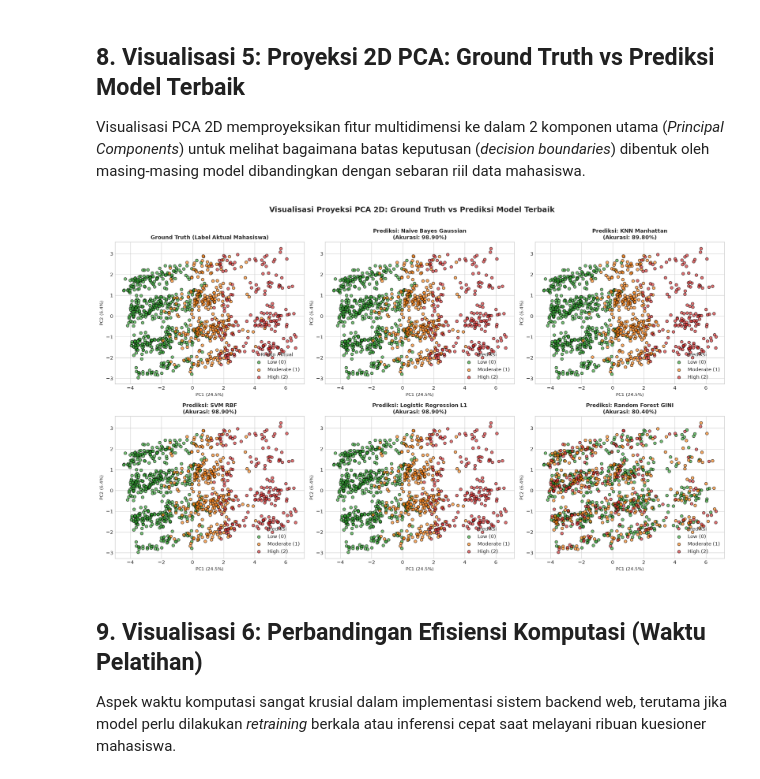
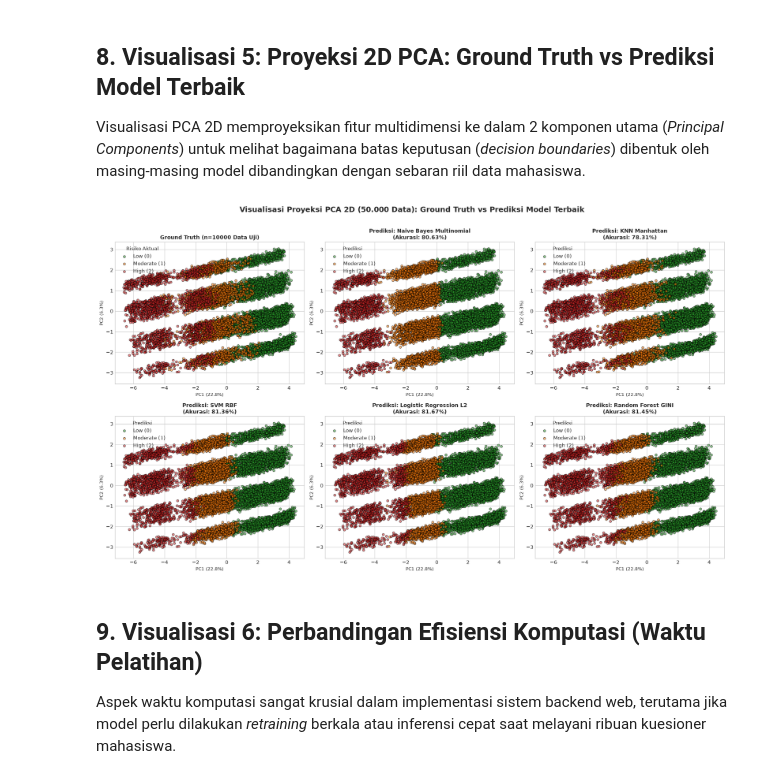
Before and after one commit to Keluarga-Cemara-Team/MachineLearningPBL, a Jupyter notebook: PBL_Perbandingan_Model_Terbaik.ipynb, the cells around one changed output. Cells and saved outputs as stored; diff of their text form; code cells hidden in the pictures.

```diff
--- a/PBL_Perbandingan_Model_Terbaik.ipynb
+++ b/PBL_Perbandingan_Model_Terbaik.ipynb
@@ -57,7 +57,7 @@ SUPERVISED_FAMILIES = {
     'Naive Bayes': {
         'family_name': 'Naive Bayes',
         'subfolders': ['NaiveBayes', 'NB'],
-        'default_best': 'Gaussian',
+        'default_best': 'Multinomial',
         'variants': {
             'Gaussian': {
                 'dir_names': ['outputNBAntiBurnoutGaussian', 'outputNBAntiBurnout'],
@@ -672,25 +741,24 @@ df_cv_summary
 
 Visualisasi PCA 2D memproyeksikan fitur multidimensi ke dalam 2 komponen utama (*Principal Components*) untuk melihat bagaimana batas keputusan (*decision boundaries*) dibentuk oleh masing-masing model dibandingkan dengan sebaran riil data mahasiswa.
 # %%
-# Pipeline Data Preprocessing Mandiri untuk PCA 2D
+# Pipeline Data Preprocessing Mandiri untuk PCA 2D (Standar Baru: 50.000 Data, Tanpa Mental_Health_Status, Bebas Leakage)
 ds_path = find_dataset_file('burnout_dataset1.csv')
 if ds_path is None:
     raise FileNotFoundError("File burnout_dataset1.csv tidak ditemukan di direktori proyek!")
 
 df_raw = pd.read_csv(ds_path)
-df_sample = df_raw.sample(n=5000, random_state=42).reset_index(drop=True)
-y_pca_raw = df_sample['Burnout_Risk'].copy()
+y_pca_raw = df_raw['Burnout_Risk'].copy()
 
-# Seleksi kolom fitur numerik & kategorikal
-num_cols = df_sample.select_dtypes(include='number').columns.drop(['Person_ID', 'Burnout_Score'], errors='ignore')
-cat_cols = df_sample.select_dtypes(include=['object', 'category', 'string']).columns.drop(
-    ['Gender', 'Country', 'Occupation', 'AI_Wellness_Recommendation', 'Burnout_Risk', 'Education_Level', 'Employment_Status'],
+# Seleksi kolom fitur numerik & kategorikal (tanpa Mental_Health_Status untuk mencegah target leakage)
+num_cols = df_raw.select_dtypes(include='number').columns.drop(['Person_ID', 'Burnout_Score'], errors='ignore')
+cat_cols = df_raw.select_dtypes(include=['object', 'category', 'string']).columns.drop(
+    ['Gender', 'Country', 'Occupation', 'AI_Wellness_Recommendation', 'Burnout_Risk', 'Education_Level', 'Employment_Status', 'Mental_Health_Status'],
     errors='ignore'
 )
 selected_cols = list(num_cols) + list(cat_cols)
-X_pca = df_sample[selected_cols].copy()
+X_pca = df_raw[selected_cols].copy()
 
-# Mapping encoding standar proyek
+# Mapping encoding standar proyek (tanpa Mental_Health_Status)
 encoding_maps = {
     'Remote_Work': {'No': 0, 'Hybrid': 1, 'Yes': 2},
     'Sleep_Quality': {'Excellent': 0, 'Good': 1, 'Average': 2, 'Poor': 3},
@@ -702,28 +770,34 @@ encoding_maps = {
     'Chronic_Stress': {'No': 0, 'Yes': 1},
     'Family_History_Mental_Illness': {'No': 0, 'Yes': 1},
     'Therapy_Attendance': {'No': 1, 'Yes': 0},
-    'Support_System': {'Poor': 3, 'Average': 2, 'Good': 1, 'Excellent': 0},
-    'Mental_Health_Status': {'Healthy': 0, 'Needs Attention': 1, 'Critical': 2}
+    'Support_System': {'Poor': 3, 'Average': 2, 'Good': 1, 'Excellent': 0}
 }
 for col, mapping in encoding_maps.items():
     if col in X_pca.columns:
         X_pca[col] = X_pca[col].map(mapping)
 
 y_pca = y_pca_raw.map({'Low': 0, 'Moderate': 1, 'High': 2})
-X_pca = X_pca.fillna(X_pca.mean())
 
-scaler = StandardScaler()
-X_pca_scaled = pd.DataFrame(scaler.fit_transform(X_pca), columns=X_pca.columns, index=X_pca.index)
-
-X_train_pca, X_test_pca_orig, _, _ = train_test_split(
-    X_pca_scaled, y_pca, test_size=0.2, random_state=42, stratify=y_pca
+# 1. Split data mentah terlebih dahulu (40.000 latih / 10.000 uji) agar statistik uji tidak bocor
+X_train_pca_raw, X_test_pca_raw, y_train_pca, y_test_pca = train_test_split(
+    X_pca, y_pca, test_size=0.2, random_state=42, stratify=y_pca
 )
 
+# 2. Fit SimpleImputer & StandardScaler hanya pada data latih
+imputer_pca = SimpleImputer(strategy='mean')
+X_train_pca_imp = imputer_pca.fit_transform(X_train_pca_raw)
+X_test_pca_imp = imputer_pca.transform(X_test_pca_raw)
+
+scaler_pca = StandardScaler()
+X_train_pca_scaled = scaler_pca.fit_transform(X_train_pca_imp)
+X_test_pca_scaled = scaler_pca.transform(X_test_pca_imp)
+
 pca = PCA(n_components=2, random_state=42)
-X_test_pca = pca.fit_transform(X_test_pca_orig)
+pca.fit(X_train_pca_scaled)
+X_test_pca = pca.transform(X_test_pca_scaled)
 
 # Grid Subplot: 1 Ground Truth + N Model Terbaik
-total_plots = 1 + len(MODELS)
+total_plots = 1 + len(MODELS) + len(missing_families)
 n_cols = 3
 n_rows = (total_plots + n_cols - 1) // n_cols
 
@@ -731,46 +805,69 @@ fig, axes = plt.subplots(n_rows, n_cols, figsize=(6 * n_cols, 5.2 * n_rows))
 axes = np.array(axes).reshape(-1)
 
 class_colors = {0: '#2ca02c', 1: '#ff7f0e', 2: '#d62728'}
 class_names = {0: 'Low (0)', 1: 'Moderate (1)', 2: 'High (2)'}
 
-# 1. Plot Ground Truth
+# 1. Plot Ground Truth (10.000 Data Uji)
 for cls in classes:
-    mask = (y_actual.values == cls)
+    mask = (y_test_pca.values == cls)
     axes[0].scatter(
         X_test_pca[mask, 0], X_test_pca[mask, 1],
-        label=class_names[cls], color=class_colors[cls], alpha=0.65, edgecolors='k', s=35
+        label=class_names[cls], color=class_colors[cls], alpha=0.55, edgecolors='k', s=22
     )
-axes[0].set_title('Ground Truth (Label Aktual Mahasiswa)', fontsize=11, fontweight='bold')
+axes[0].set_title(f'Ground Truth (n={len(y_test_pca)} Data Uji)', fontsize=11, fontweight='bold')
 axes[0].set_xlabel(f'PC1 ({pca.explained_variance_ratio_[0]*100:.1f}%)', fontsize=9)
 axes[0].set_ylabel(f'PC2 ({pca.explained_variance_ratio_[1]*100:.1f}%)', fontsize=9)
 axes[0].legend(title='Risiko Aktual', loc='best')
 
 # 2. Plot untuk Masing-masing Model
 for i, m in enumerate(MODELS):
     ax_idx = i + 1
     m_preds = preds[m].values
-    for cls in classes:
-        mask = (m_preds == cls)
-        axes[ax_idx].scatter(
-            X_test_pca[mask, 0], X_test_pca[mask, 1],
-            label=class_names[cls], color=class_colors[cls], alpha=0.65, edgecolors='k', s=35
+    acc_val = metrics_dict[m]['Accuracy'] * 100
+    if len(m_preds) == len(X_test_pca):
+        for cls in classes:
+            mask = (m_preds == cls)
+            axes[ax_idx].scatter(
+                X_test_pca[mask, 0], X_test_pca[mask, 1],
+                label=class_names[cls], color=class_colors[cls], alpha=0.55, edgecolors='k', s=22
+            )
+        axes[ax_idx].legend(title='Prediksi', loc='best')
+    else:
+        axes[ax_idx].text(
+            0.5, 0.5,
+            f"Menunggu update 50.000 data\n(saat ini {len(m_preds)} sampel uji vs {len(X_test_pca)})",
+            ha='center', va='center', fontsize=10, color='#555555',
+            transform=axes[ax_idx].transAxes,
+            bbox=dict(boxstyle='round,pad=0.5', facecolor='#f8f9fa', edgecolor='#cccccc')
         )
-    acc_val = metrics_dict[m]['Accuracy'] * 100
     model_title = f"Prediksi: {m}\n(Akurasi: {acc_val:.2f}%)"
     axes[ax_idx].set_title(model_title, fontsize=11, fontweight='bold')
     axes[ax_idx].set_xlabel(f'PC1 ({pca.explained_variance_ratio_[0]*100:.1f}%)', fontsize=9)
     axes[ax_idx].set_ylabel(f'PC2 ({pca.explained_variance_ratio_[1]*100:.1f}%)', fontsize=9)
-    axes[ax_idx].legend(title='Prediksi', loc='best')
+
+for k, fam_missing in enumerate(missing_families):
+    ax_idx = 1 + len(MODELS) + k
+    axes[ax_idx].set_facecolor('#fff8e1')
+    axes[ax_idx].set_xticks([])
+    axes[ax_idx].set_yticks([])
+    axes[ax_idx].text(
+        0.5, 0.5,
+        f"{fam_missing}\n[FILE OUTPUT TIDAK DITEMUKAN]\n\nJalankan notebook {fam_missing}\nterlebih dahulu untuk menampilkan\nproyeksi prediksi.",
+        ha='center', va='center', fontsize=10, fontweight='bold', color='#8a4b00',
+        transform=axes[ax_idx].transAxes
+    )
+    axes[ax_idx].set_title(f"{fam_missing} (Belum Tersedia)", fontsize=11, fontweight='bold', color='#8a4b00')
 
 for j in range(total_plots, len(axes)):
     axes[j].axis('off')
 
-plt.suptitle('Visualisasi Proyeksi PCA 2D: Ground Truth vs Prediksi Model Terbaik', fontsize=15, fontweight='bold', y=1.01)
+plt.suptitle('Visualisasi Proyeksi PCA 2D (50.000 Data): Ground Truth vs Prediksi Model Terbaik', fontsize=15, fontweight='bold', y=1.01)
+annotate_missing_notice(fig)
 plt.tight_layout()
 plt.savefig(OUTPUT_DIR / 'perbandingan_pca_2d_model_terbaik.png', dpi=300, bbox_inches='tight')
 plt.show()
 # %% [output]
-[figure, old version]
+[figure, new version]
 # %% [markdown]
 ## 9. Visualisasi 6: Perbandingan Efisiensi Komputasi (Waktu Pelatihan)
 
```
Also changed, not shown: parts of 12 cells of this notebook, 8 other files.
